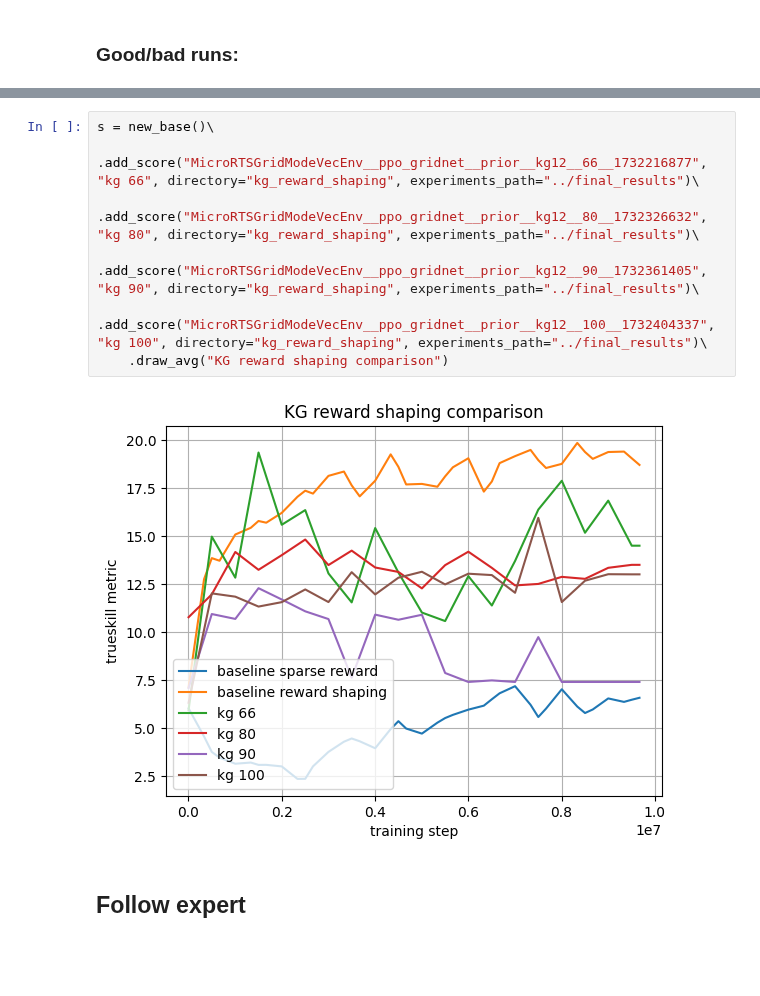
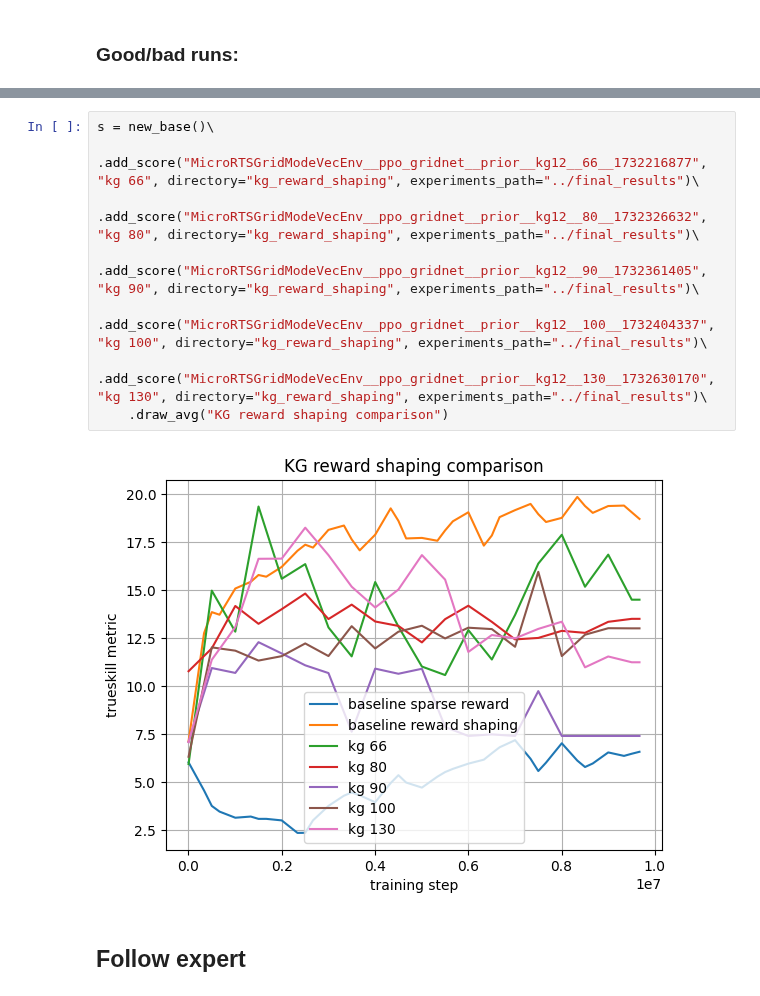
Before and after one commit to adFrej/kg-rl-rts, a Jupyter notebook: results/final_results.ipynb, the cells around one changed output, grey strips where cells are left out. Saved outputs shown, nothing was run; the diff lists cells and outputs as text; blank space fills up the shorter version.

Commit message:
Added new final results experiments

```diff
--- a/results/final_results.ipynb
+++ b/results/final_results.ipynb
@@ -71,12 +72,13 @@ s = new_base()\
 # %%
 s = new_base()\
     .add_score("MicroRTSGridModeVecEnv__ppo_gridnet__prior__kg12__66__1732216877", "kg 66", directory="kg_reward_shaping", experiments_path="../final_results")\
     .add_score("MicroRTSGridModeVecEnv__ppo_gridnet__prior__kg12__80__1732326632", "kg 80", directory="kg_reward_shaping", experiments_path="../final_results")\
     .add_score("MicroRTSGridModeVecEnv__ppo_gridnet__prior__kg12__90__1732361405", "kg 90", directory="kg_reward_shaping", experiments_path="../final_results")\
     .add_score("MicroRTSGridModeVecEnv__ppo_gridnet__prior__kg12__100__1732404337", "kg 100", directory="kg_reward_shaping", experiments_path="../final_results")\
+    .add_score("MicroRTSGridModeVecEnv__ppo_gridnet__prior__kg12__130__1732630170", "kg 130", directory="kg_reward_shaping", experiments_path="../final_results")\
     .draw_avg("KG reward shaping comparison")
 # %% [output]
-[figure, old version]
+[figure, new version]
 # %% [markdown]
 ## Follow expert
 # %%
```
Also changed, not shown: parts of 6 cells of this notebook, 28 other files.
